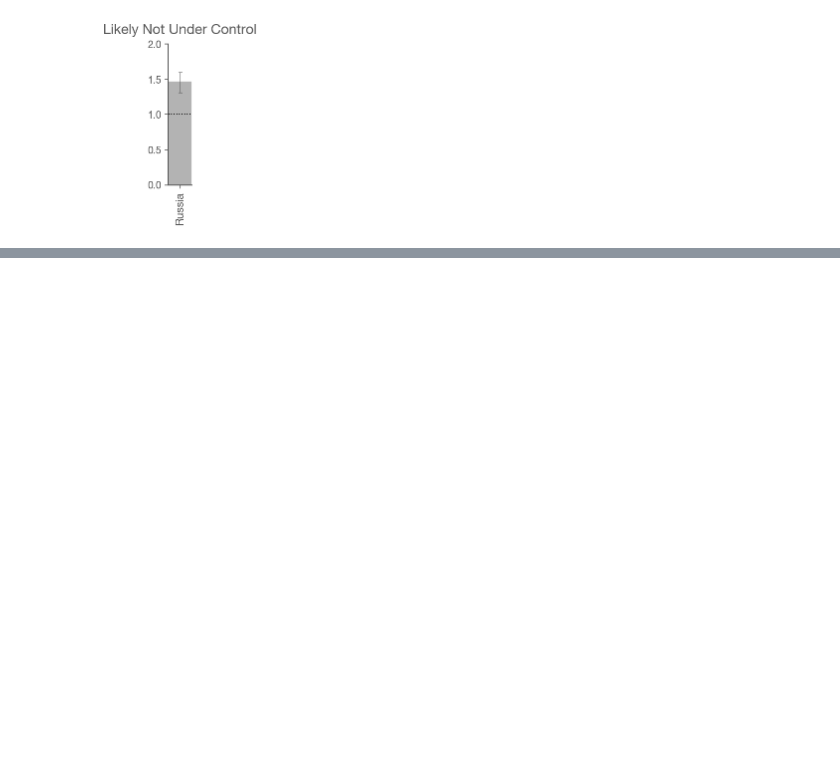
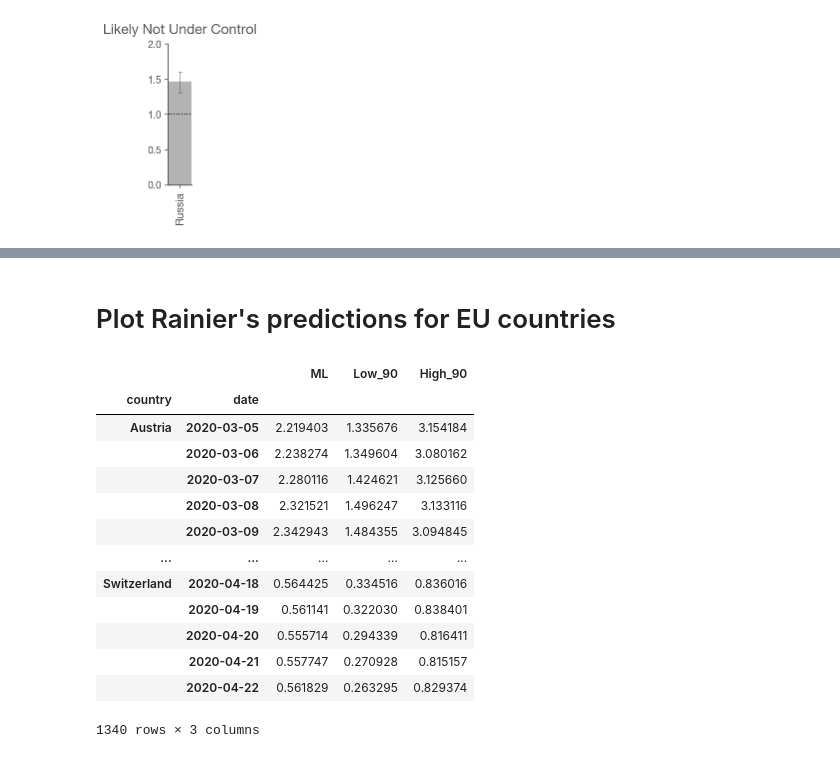
Before and after one commit to pmm-sumo/covid-19, a Jupyter notebook: Realtime R0.ipynb, the cells around one changed output, grey strips where cells are left out. Drawn from its saved outputs; the diff is of its cells as text; code cells hidden in the pictures; blank space fills up the shorter version.

```diff
--- a/Realtime R0.ipynb
+++ b/Realtime R0.ipynb
@@ -791,0 +809,2 @@ ax.get_legend().remove()
+# %% [markdown]
+# Plot Rainier's predictions for EU countries
@@ -791,0 +816,17 @@ ax.get_legend().remove()
+# %%
+final_results_rainier
+# %% [output]
+|  |  | ML | Low_90 | High_90 |
+| country | date |  |  |  |
+| Austria | 2020-03-05 | 2.219403 | 1.335676 | 3.154184 |
+|  | 2020-03-06 | 2.238274 | 1.349604 | 3.080162 |
+|  | 2020-03-07 | 2.280116 | 1.424621 | 3.125660 |
+|  | 2020-03-08 | 2.321521 | 1.496247 | 3.133116 |
+|  | 2020-03-09 | 2.342943 | 1.484355 | 3.094845 |
+| ... | ... | ... | ... | ... |
+| Switzerland | 2020-04-18 | 0.564425 | 0.334516 | 0.836016 |
+|  | 2020-04-19 | 0.561141 | 0.322030 | 0.838401 |
+|  | 2020-04-20 | 0.555714 | 0.294339 | 0.816411 |
+|  | 2020-04-21 | 0.557747 | 0.270928 | 0.815157 |
+|  | 2020-04-22 | 0.561829 | 0.263295 | 0.829374 |
+1340 rows × 3 columns
```
Also changed, not shown: parts of 14 cells of this notebook, 3 other files.
